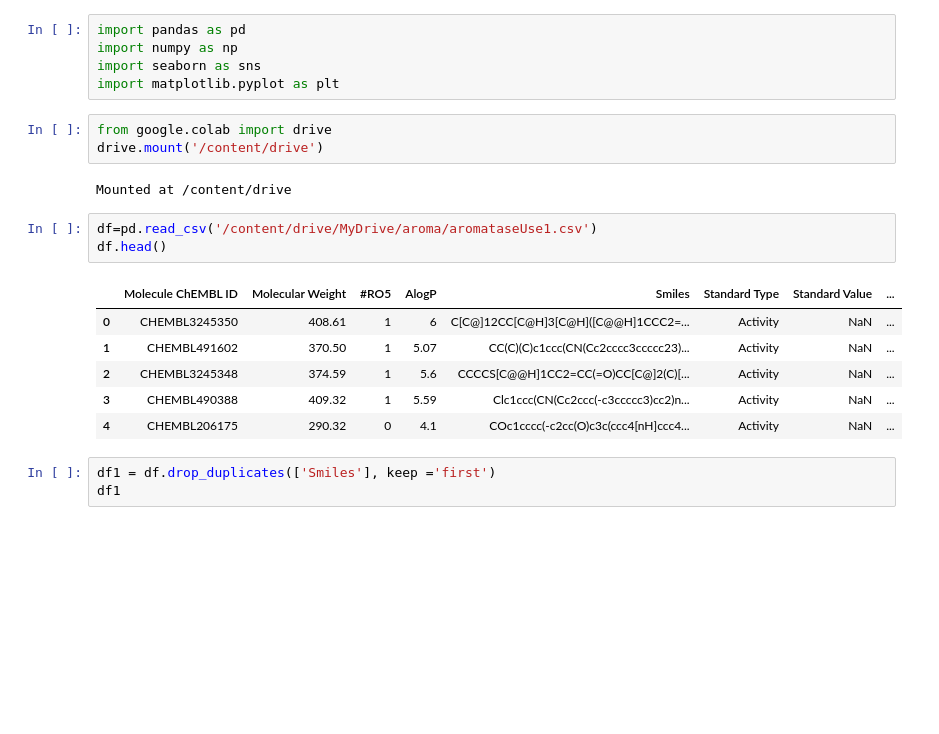
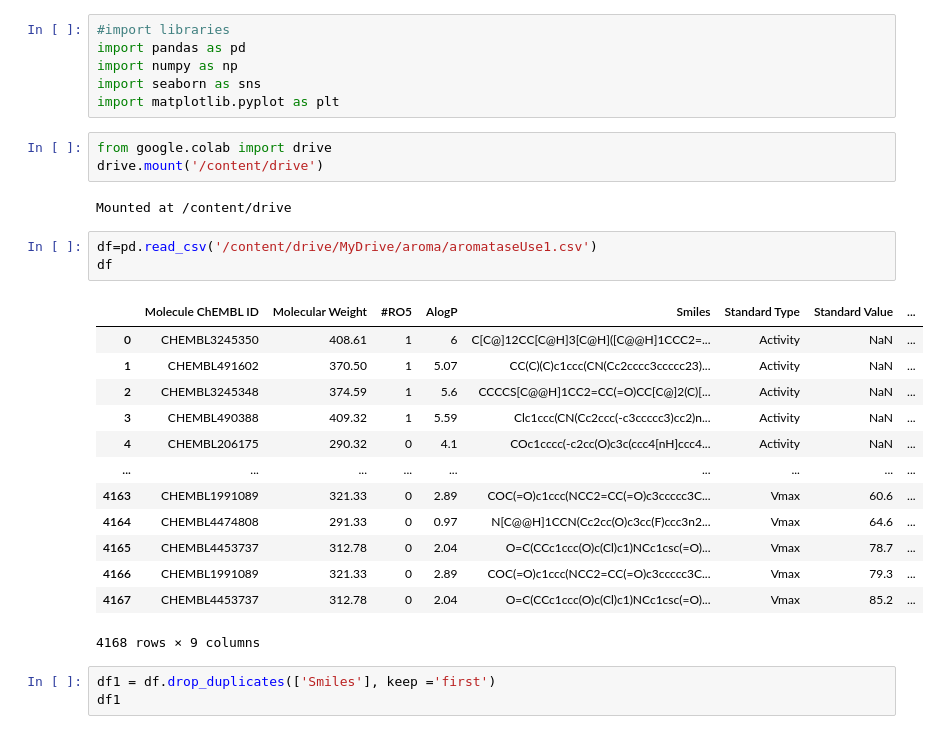
Before and after one commit to Ericaakanko/classification-models-for-predicting-aromatase-inhibitors, a Jupyter notebook: classifcation_ProjectAlgorithm.ipynb, the cells around one changed output. Cells and saved outputs as stored; diff of their text form; blank space fills up the shorter version.

```diff
--- a/classifcation_ProjectAlgorithm.ipynb
+++ b/classifcation_ProjectAlgorithm.ipynb
@@ -1,6 +1,7 @@
 # %% [markdown]
 <a href="https://colab.research.google.com/github/Ericaakanko/classification-models-for-predicting-aromatase-inhibitors/blob/main/classifcation_ProjectAlgorithm.ipynb" target="_parent"><img src="https://colab.research.google.com/assets/colab-badge.svg" alt="Open In Colab"/></a>
 # %%
+#import libraries
 import pandas as pd
 import numpy as np
 import seaborn as sns
@@ -12,14 +13,21 @@ drive.mount('/content/drive')
 Mounted at /content/drive
 # %%
 df=pd.read_csv('/content/drive/MyDrive/aroma/aromataseUse1.csv')
-df.head()
+df
 # %% [output]
 |  | Molecule ChEMBL ID | Molecular Weight | #RO5 | AlogP | Smiles | Standard Type | Standard Value | ... |
 | 0 | CHEMBL3245350 | 408.61 | 1 | 6 | C[C@]12CC[C@H]3[C@H]([C@@H]1CCC2=... | Activity | NaN | ... |
 | 1 | CHEMBL491602 | 370.50 | 1 | 5.07 | CC(C)(C)c1ccc(CN(Cc2cccc3ccccc23)... | Activity | NaN | ... |
 | 2 | CHEMBL3245348 | 374.59 | 1 | 5.6 | CCCCS[C@@H]1CC2=CC(=O)CC[C@]2(C)[... | Activity | NaN | ... |
 | 3 | CHEMBL490388 | 409.32 | 1 | 5.59 | Clc1ccc(CN(Cc2ccc(-c3ccccc3)cc2)n... | Activity | NaN | ... |
 | 4 | CHEMBL206175 | 290.32 | 0 | 4.1 | COc1cccc(-c2cc(O)c3c(ccc4[nH]ccc4... | Activity | NaN | ... |
+| ... | ... | ... | ... | ... | ... | ... | ... | ... |
+| 4163 | CHEMBL1991089 | 321.33 | 0 | 2.89 | COC(=O)c1ccc(NCC2=CC(=O)c3ccccc3C... | Vmax | 60.6 | ... |
+| 4164 | CHEMBL4474808 | 291.33 | 0 | 0.97 | N[C@@H]1CCN(Cc2cc(O)c3cc(F)ccc3n2... | Vmax | 64.6 | ... |
+| 4165 | CHEMBL4453737 | 312.78 | 0 | 2.04 | O=C(CCc1ccc(O)c(Cl)c1)NCc1csc(=O)... | Vmax | 78.7 | ... |
+| 4166 | CHEMBL1991089 | 321.33 | 0 | 2.89 | COC(=O)c1ccc(NCC2=CC(=O)c3ccccc3C... | Vmax | 79.3 | ... |
+| 4167 | CHEMBL4453737 | 312.78 | 0 | 2.04 | O=C(CCc1ccc(O)c(Cl)c1)NCc1csc(=O)... | Vmax | 85.2 | ... |
+4168 rows × 9 columns
 # %%
 df1 = df.drop_duplicates(['Smiles'], keep ='first')
 df1
```
Also changed, not shown: parts of 102 cells of this notebook.
